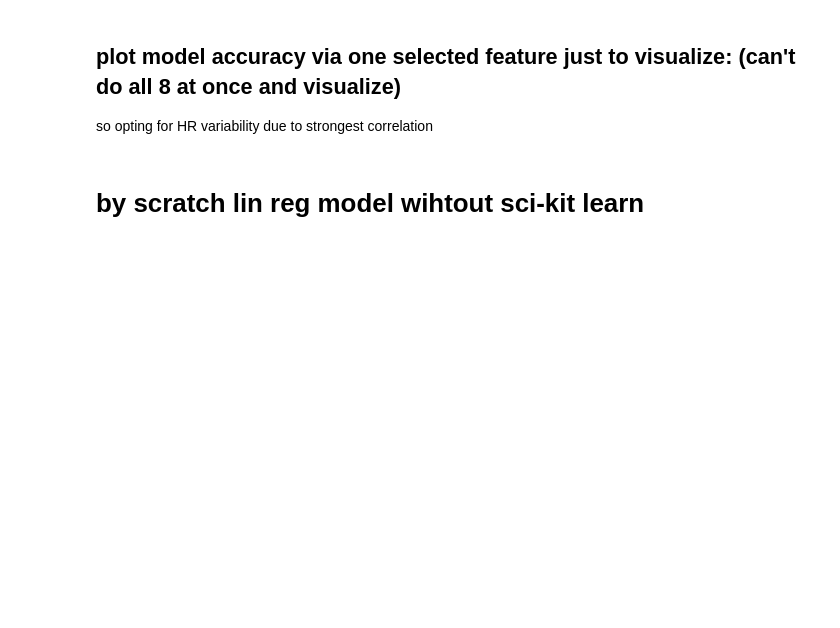
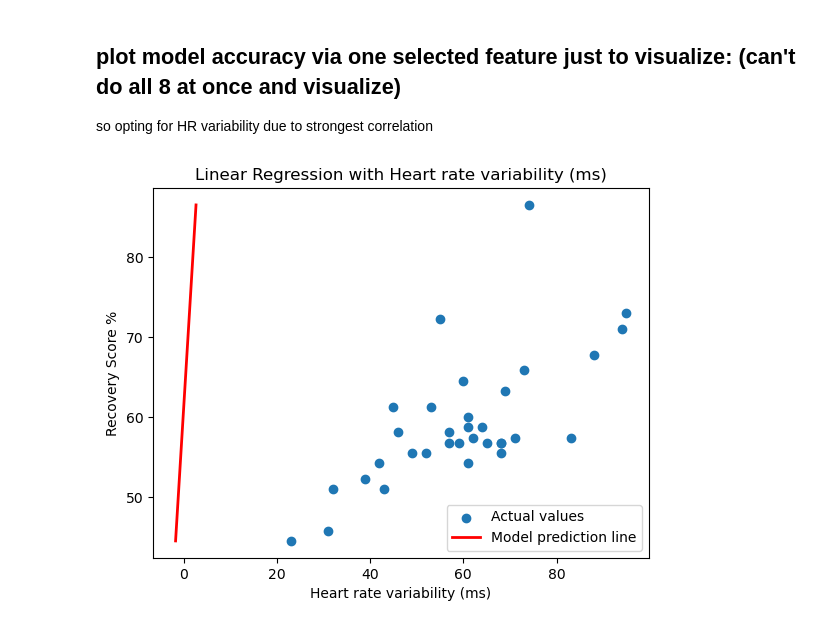
Before and after one commit to mawlodarski/whoop_recovery_predictor, a Jupyter notebook: code/model.ipynb, the cells around one changed output. Cells and saved outputs as stored; diff of their text form; code cells hidden in the pictures; blank space fills up the shorter version.

Commit message:
added full model

```diff
--- a/code/model.ipynb
+++ b/code/model.ipynb
@@ -166,5 +166,39 @@ plt.show()
 # %% [markdown]
 ## plot model accuracy via one selected feature just to visualize: (can't do all 8 at once and visualize)
 so opting for HR variability due to strongest correlation
-# %% [markdown]
-# by scratch lin reg model wihtout sci-kit learn
+# %%
+# 1. Select just one feature
+feature = "Heart rate variability (ms)"
+X_train_hrv = X_train[[feature]]
+X_test_hrv = X_test[[feature]]
+
+# 2. Create and fit a new linear regression model with only this feature
+lin_reg_hrv = LinearRegression()
+lin_reg_hrv.fit(X_train_hrv, y_train)
+
+#3. Predict values using this 1-feature model
+y_pred_hrv = lin_reg_hrv.predict(X_test_hrv)
+
+#4. plot data points
+plt.scatter(y_test, y_pred_hrv, label="Actual values")
+
+#5. Plot regression line
+sorted_idx = np.argsort(X_test_hrv.values.ravel())
+"""arr = [50, 10, 30] #indices to sort array
+np.argsort(arr)
+# Output: [1, 2, 0]"""
+plt.plot(
+    X_test_hrv.values[sorted_idx],
+    y_pred_hrv[sorted_idx],
+    color="red",
+    linewidth=2,
+    label="Model prediction line"
+)
+
+plt.xlabel(feature)
+plt.ylabel("Recovery Score %")
+plt.title(f"Linear Regression with {feature}")
+plt.legend()
+plt.show()
+# %% [output]
+[figure, added]
```
Also changed, not shown: parts of 10 cells of this notebook, 1 other file.
